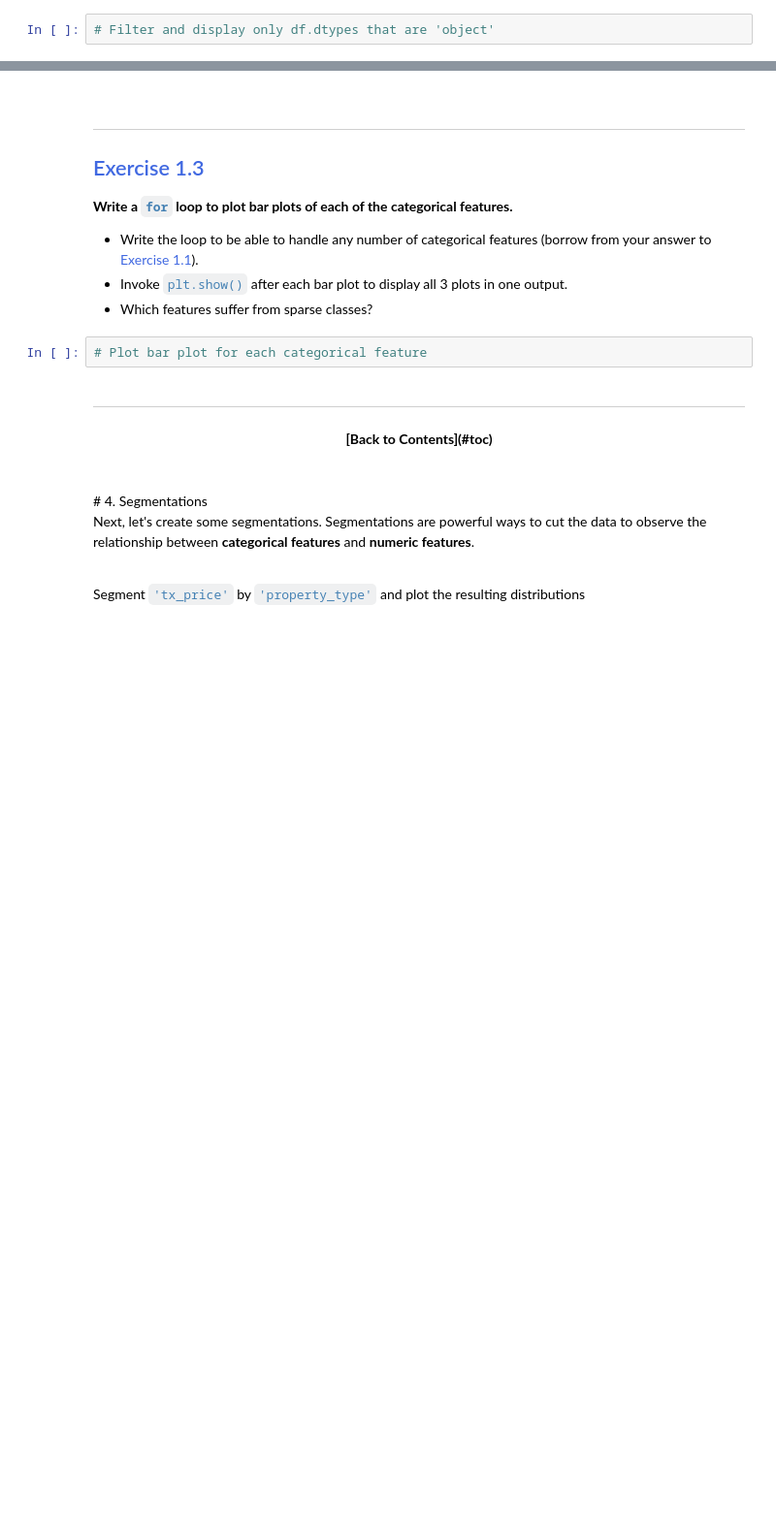
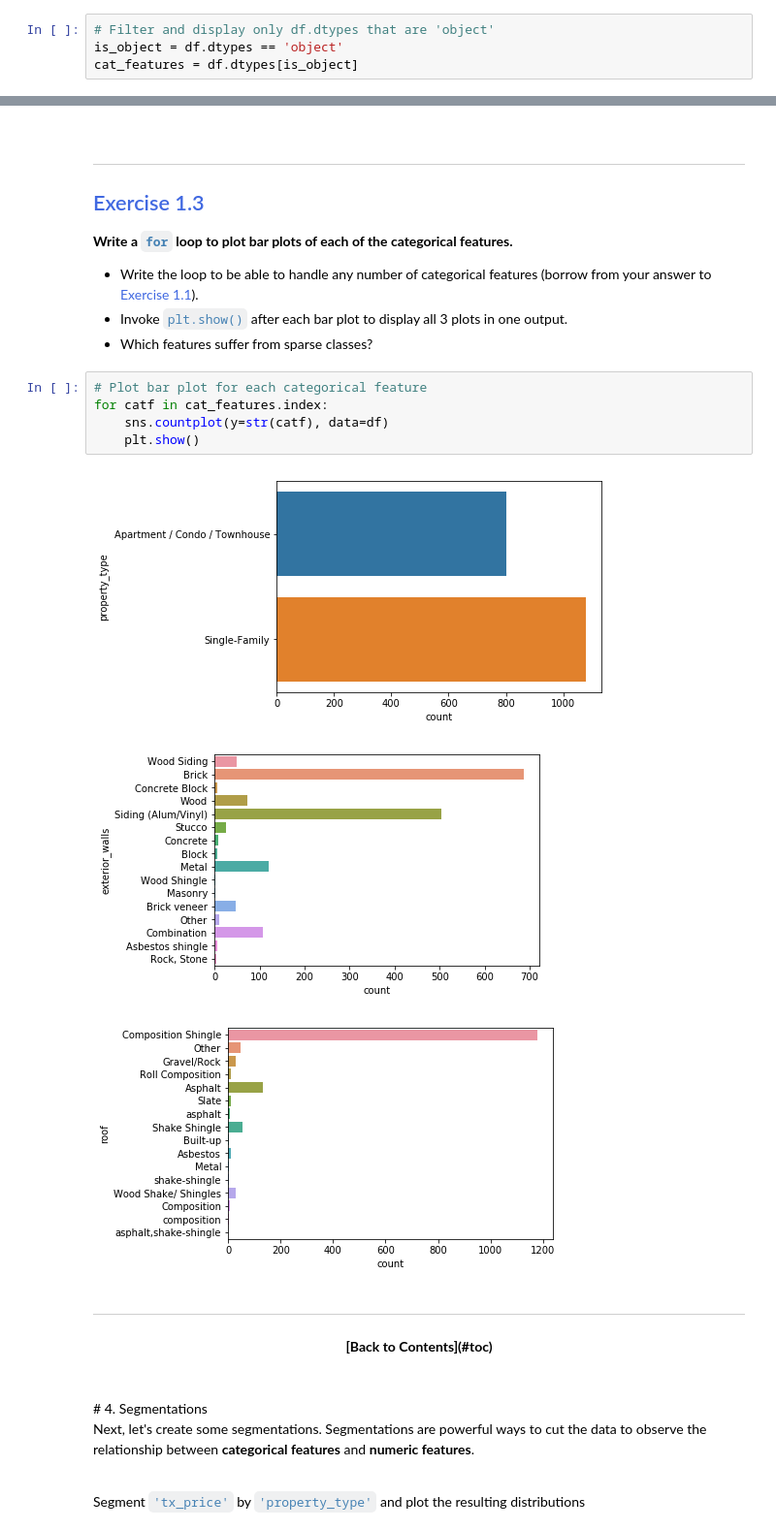
Before and after one commit to baskoroi/elite-ml, a Jupyter notebook: workbooks/project-2/Module 1 - Exploratory Analysis.ipynb, the cells around one changed output, grey strips where cells are left out. Shown at 97% size. Saved outputs shown, nothing was run; the diff lists cells and outputs as text; blank space fills up the shorter version.

```diff
--- a/workbooks/project-2/Module 1 - Exploratory Analysis.ipynb
+++ b/workbooks/project-2/Module 1 - Exploratory Analysis.ipynb
@@ -93,6 +125,8 @@ Before moving on, let's dig a bit deeper into some of these functionalities. Get
 * **Tip:** A Series can be filtered by boolean masks the same way that a DataFrame can be.
 # %%
 # Filter and display only df.dtypes that are 'object'
+is_object = df.dtypes == 'object'
+cat_features = df.dtypes[is_object]
 # %% [markdown]
 By the way, to actually get the **feature names** that you can iterate through, you have to access the <code style="color:steelblue">.index</code> attribute.
 
@@ -181,6 +290,13 @@ Plot bar plot for the <code style="color:steelblue">'exterior_walls'</code> feat
 * Which features suffer from sparse classes?
 # %%
 # Plot bar plot for each categorical feature
+for catf in cat_features.index:
+    sns.countplot(y=str(catf), data=df)
+    plt.show()
+# %% [output]
+[figure, added]
+[figure, added]
+[figure, added]
 # %% [markdown]
 <hr style="border-color:royalblue;background-color:royalblue;height:1px;">
 
```
Also changed, not shown: parts of 20 cells of this notebook, 1 other file.
